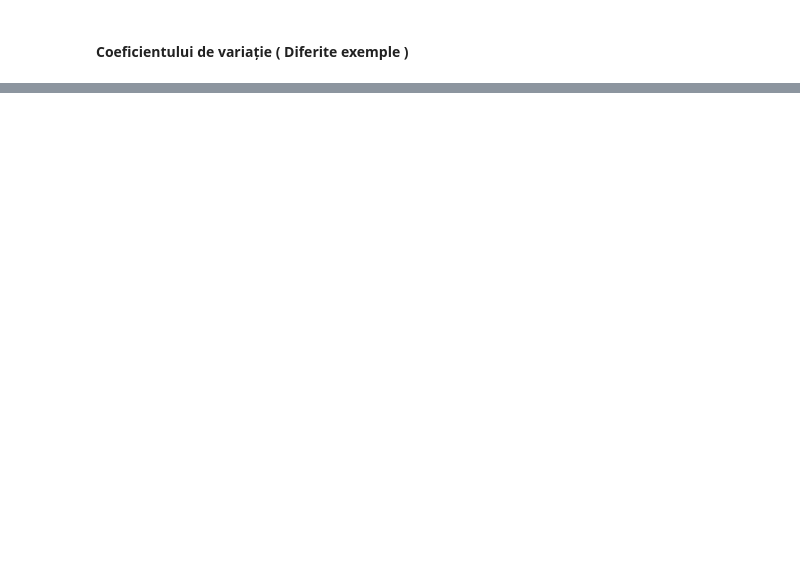
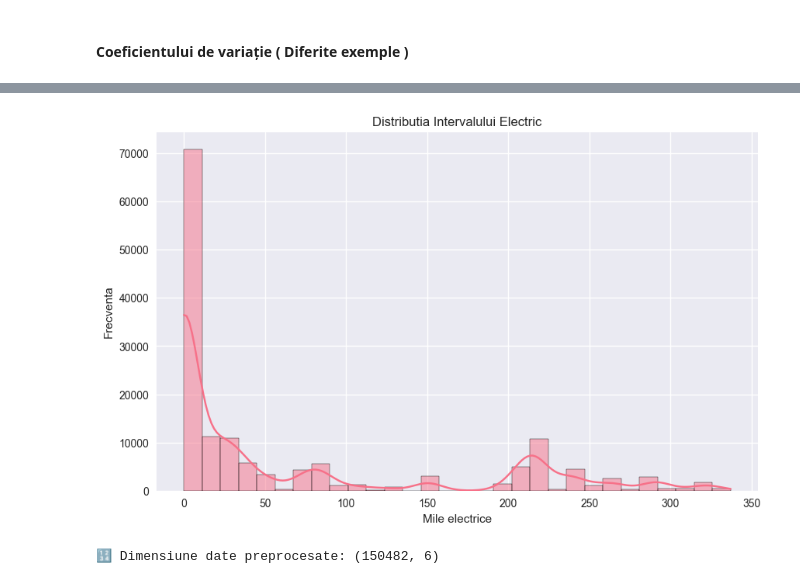
Before and after one commit to Copernicus12/Sisteme_Inteligente_-2025-, a Jupyter notebook: Electric_Vehicle_Population_Data.ipynb, the cells around one changed output, grey strips where cells are left out. Saved outputs shown, nothing was run; the diff lists cells and outputs as text; code cells hidden in the pictures; blank space fills up the shorter version.

```diff
--- a/Electric_Vehicle_Population_Data.ipynb
+++ b/Electric_Vehicle_Population_Data.ipynb
@@ -867,0 +876,40 @@ plt.show()
+# %%
+pd.set_option('display.max_columns', 50)
+plt.style.use('seaborn-v0_8')
+sns.set_palette("husl")
+
+plt.figure(figsize=(10,6))
+sns.histplot(df['Electric Range'].dropna(), bins=30, kde=True)
+plt.title('Distributia Intervalului Electric')
+plt.xlabel('Mile electrice')
+plt.ylabel('Frecventa')
+plt.show()
+# %% [output]
+[figure, added]
+# %%
+def preprocess_data(df):
+    df_clean = df[df['Electric Range'].notna()].copy()
+
+    features = ['Model Year', 'Base MSRP', 'Legislative District',
+               'DOL Vehicle ID', 'Postal Code', 'County']
+    target = 'Electric Range'
+
+    le = LabelEncoder()
+    df_clean['County_encoded'] = le.fit_transform(df_clean['County'])
+
+    X = df_clean[features]
+    X['County'] = df_clean['County_encoded']  # Înlocuim cu versiunea codificată
+    y = df_clean[target]
+
+    imputer = SimpleImputer(strategy='median')
+    X = pd.DataFrame(imputer.fit_transform(X), columns=features)
+
+    scaler = StandardScaler()
+    X_scaled = scaler.fit_transform(X)
+
+    return X_scaled, y, imputer, scaler, le, features
+
+X, y, imputer, scaler, label_encoder, feature_names = preprocess_data(df)
+print(f"🔢 Dimensiune date preprocesate: {X.shape}")
+# %% [output]
+🔢 Dimensiune date preprocesate: (150482, 6)
```
Also changed, not shown: parts of 23 cells of this notebook, 2 other files.
